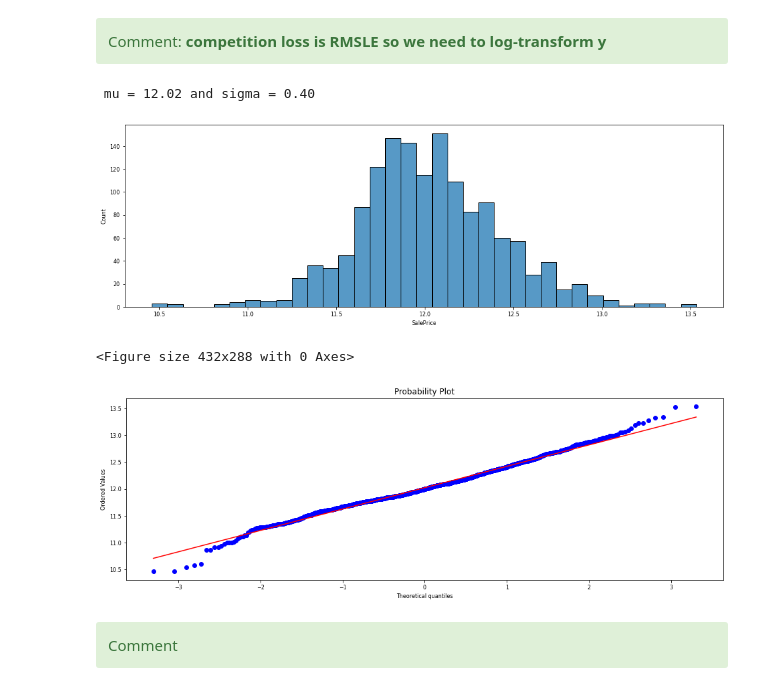
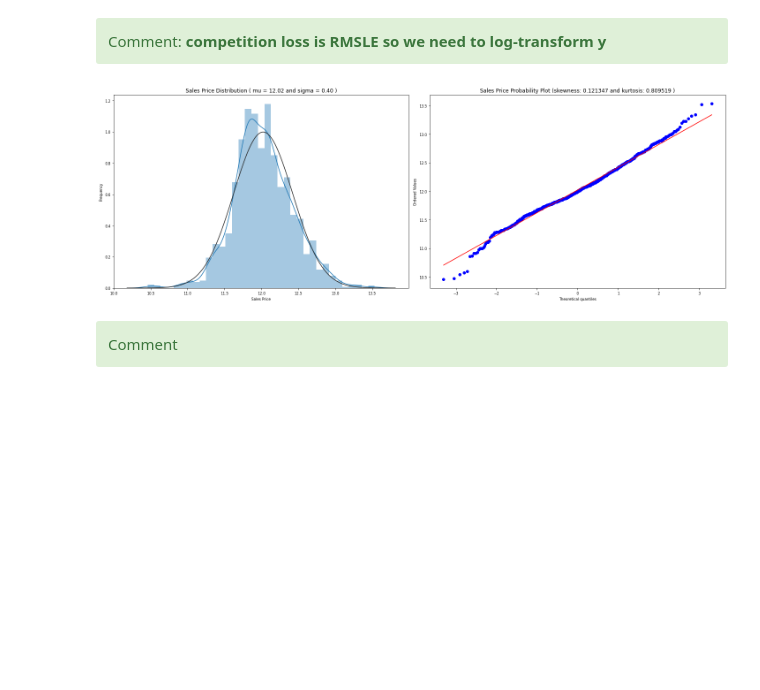
Before and after one commit to amiryorav/JupiterLab, a Jupyter notebook: Afeka/1st Semester/Open Source Course/Final Project/Final Project.ipynb, the cells around one changed output. Cells and saved outputs as stored; diff of their text form; code cells hidden in the pictures; blank space fills up the shorter version.

```diff
--- a/Afeka/1st Semester/Open Source Course/Final Project/Final Project.ipynb
+++ b/Afeka/1st Semester/Open Source Course/Final Project/Final Project.ipynb
@@ -414,7 +457,7 @@ def QQ_plot(data, measure):
 
     #Kernel Density plot
     fig1 = fig.add_subplot(121)
-    sns.histplot(data, fit=norm)
+    sns.distplot(data, fit=norm)
     fig1.set_title(measure + ' Distribution ( mu = {:.2f} and sigma = {:.2f} )'.format(mu, sigma), loc='center')
     fig1.set_xlabel(measure)
     fig1.set_ylabel('Frequency')
@@ -454,12 +480,9 @@ Comment: <strong>competition loss is RMSLE so we need to log-transform y</strong
 # %%
 target = np.log1p(target)
 # %%
-plot_hist(target)
+QQ_plot(target, 'Sales Price')
 # %% [output]
- mu = 12.02 and sigma = 0.40
-[figure, old version]
+[figure, new version]
-<Figure size 432x288 with 0 Axes>
-[figure, removed]
 # %% [markdown]
 <div class="alert alert-block alert-success">
 Comment <strong> </strong>
```
Also changed, not shown: parts of 68 cells of this notebook, 2 other files.
